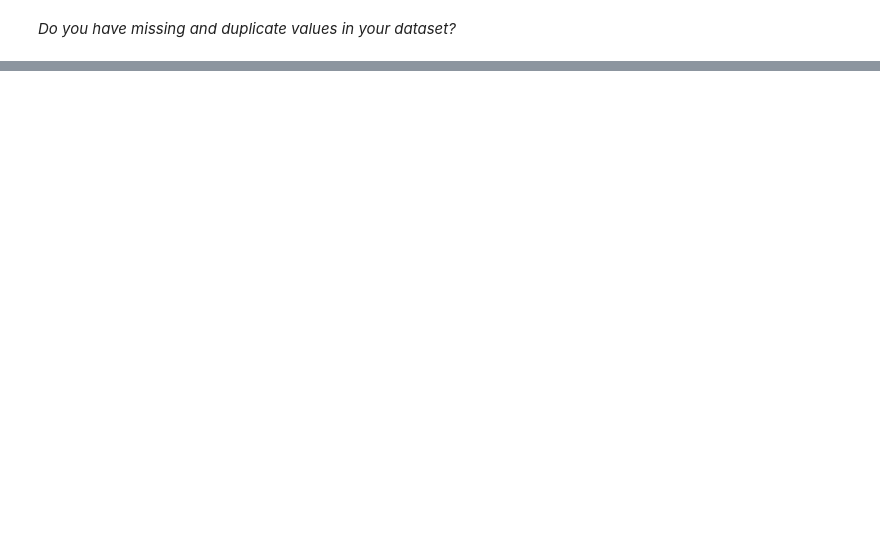
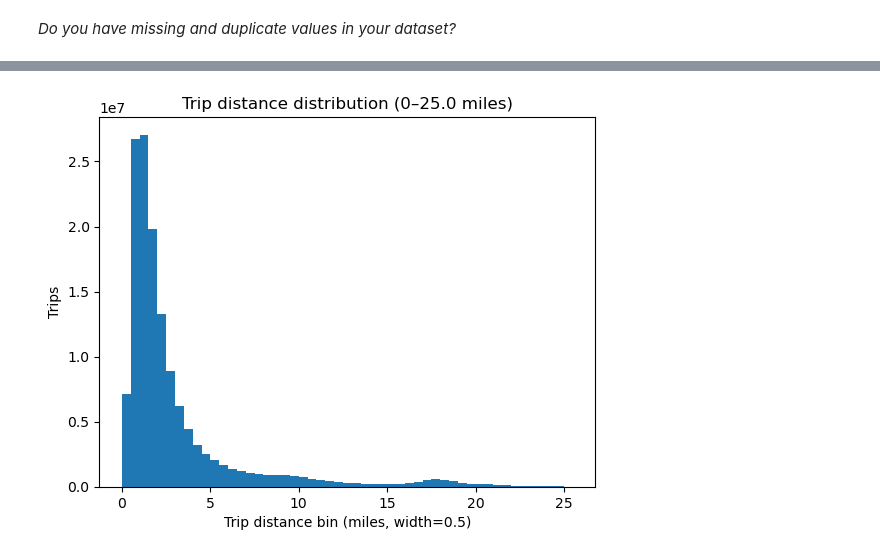
Before and after one commit to JohnKNaughton/COCO2017DSC232R, a Jupyter notebook: Taxi-Milestone2.ipynb, the cells around one changed output, grey strips where cells are left out. Cells and saved outputs as stored; diff of their text form; code cells hidden in the pictures; blank space fills up the shorter version.

```diff
--- a/Taxi-Milestone2.ipynb
+++ b/Taxi-Milestone2.ipynb
@@ -227,0 +293,27 @@ print(f"Duplicate rows: {duplicates}")
+# %%
+# trip_distance distribution
+
+bin_width = 0.5  # miles
+max_dist = 25.0
+
+dist_bins = (df_clean
+    .where(F.col("trip_distance").isNotNull())
+    .where((F.col("trip_distance") >= 0) & (F.col("trip_distance") <= max_dist))
+    .withColumn("bin", (F.floor(F.col("trip_distance") / F.lit(bin_width)) * F.lit(bin_width)).cast("double"))
+    .groupBy("bin")
+    .count()
+    .orderBy("bin")
+    .collect()
+)
+
+bins = [float(r["bin"]) for r in dist_bins]
+counts = [int(r["count"]) for r in dist_bins]
+
+plt.figure()
+plt.bar(bins, counts, width=bin_width, align="edge")
+plt.xlabel(f"Trip distance bin (miles, width={bin_width})")
+plt.ylabel("Trips")
+plt.title(f"Trip distance distribution (0–{max_dist} miles)")
+plt.show()
+# %% [output]
+[figure, added]
```
Also changed, not shown: parts of 16 cells of this notebook.
